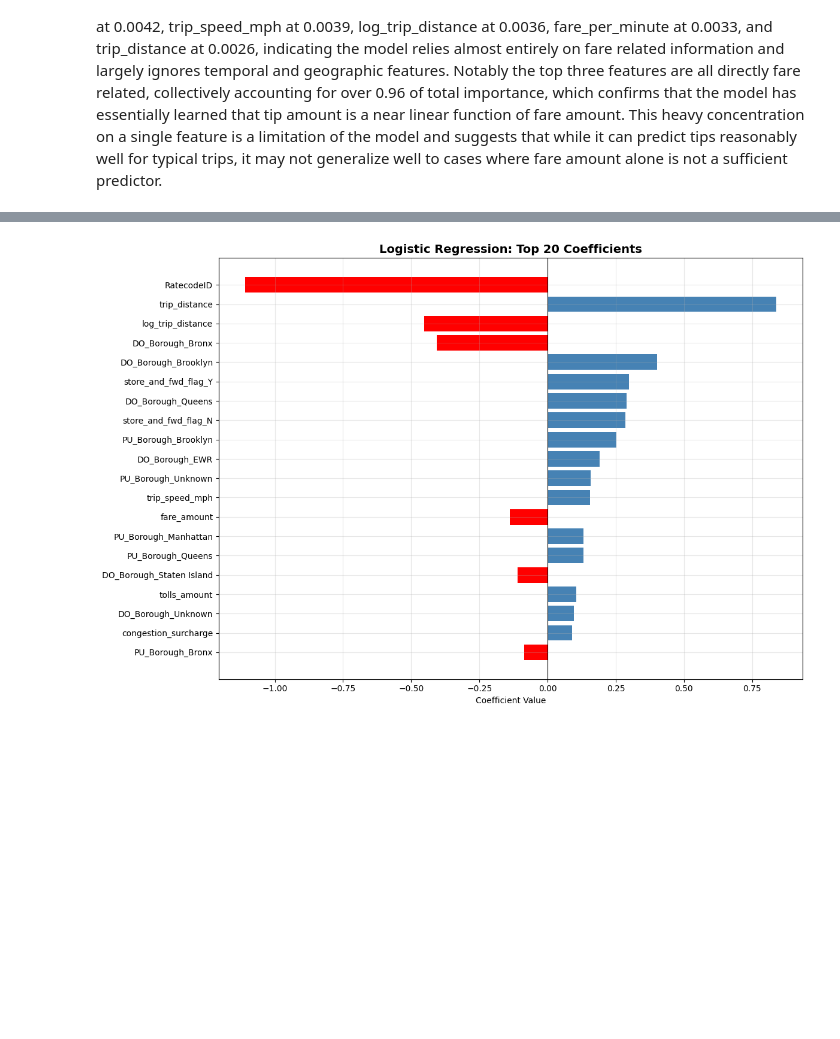
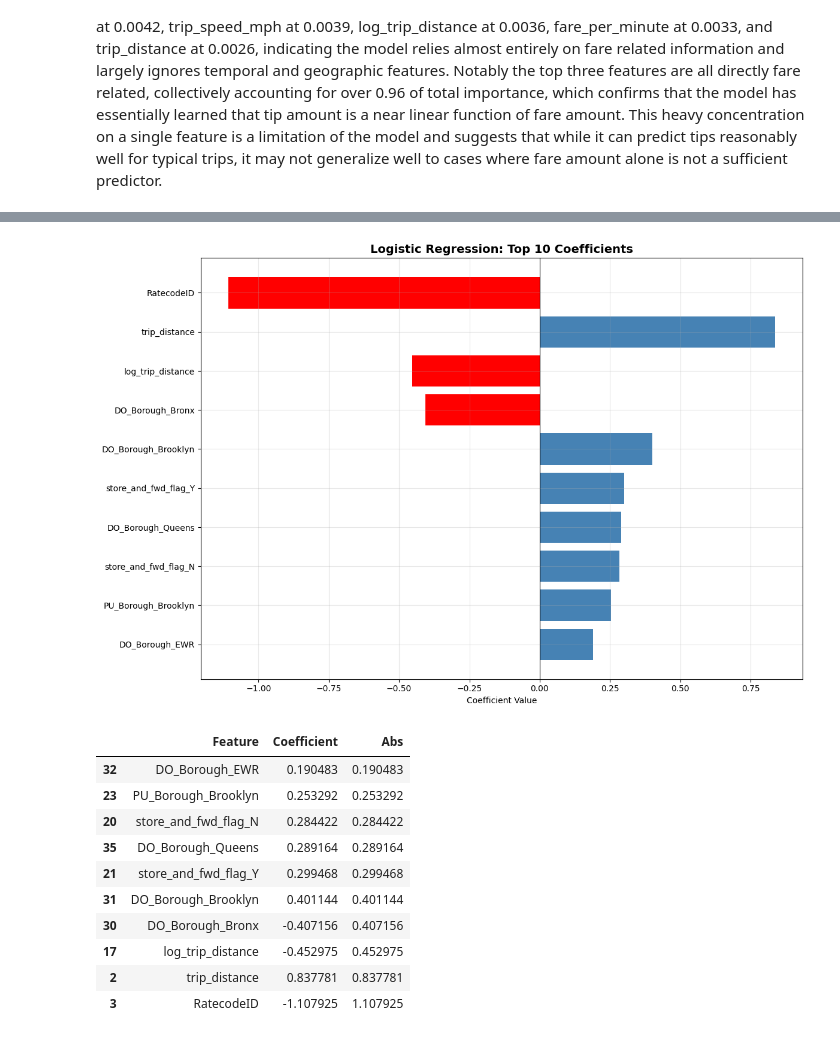
Before and after one commit to Battler08/COMP3610A2, a Jupyter notebook: assignment2.ipynb, the cells around one changed output, grey strips where cells are left out. Saved outputs shown, nothing was run; the diff lists cells and outputs as text; code cells hidden in the pictures; blank space fills up the shorter version.

```diff
--- a/assignment2.ipynb
+++ b/assignment2.ipynb
@@ -1179,25 +1173,37 @@ The Linear Regression coefficients reveal that geography is the dominant driver
 # %%
 fig, ax = plt.subplots(figsize=(12, 8))
 
 log_coef = log_reg.named_steps['classifier'].coef_[0]
 log_feature_names = numeric_features + list(
     log_reg.named_steps['preprocessor']
     .named_transformers_['cat']
     .named_steps['onehot']
     .get_feature_names_out(categorical_features)
 )
 
 log_coef_df = pd.DataFrame({'Feature': log_feature_names, 'Coefficient': log_coef})
 log_coef_df['Abs'] = log_coef_df['Coefficient'].abs()
-log_coef_df = log_coef_df.sort_values('Abs', ascending=True).tail(20)
+log_coef_df = log_coef_df.sort_values('Abs', ascending=True).tail(10)
 
 colors = ['red' if c < 0 else 'steelblue' for c in log_coef_df['Coefficient']]
 ax.barh(log_coef_df['Feature'], log_coef_df['Coefficient'], color=colors)
 ax.axvline(x=0, color='black', linewidth=0.8)
-ax.set_title('Logistic Regression: Top 20 Coefficients', fontsize=14, fontweight='bold')
+ax.set_title('Logistic Regression: Top 10 Coefficients', fontsize=14, fontweight='bold')
 ax.set_xlabel('Coefficient Value')
 ax.grid(True, alpha=0.3)
 plt.tight_layout()
 plt.show()
+display(log_coef_df.sort_values('Abs', ascending=True).tail(10))
 # %% [output]
-[figure, old version]
+[figure, new version]
+|  | Feature | Coefficient | Abs |
+| 32 | DO_Borough_EWR | 0.190483 | 0.190483 |
+| 23 | PU_Borough_Brooklyn | 0.253292 | 0.253292 |
+| 20 | store_and_fwd_flag_N | 0.284422 | 0.284422 |
+| 35 | DO_Borough_Queens | 0.289164 | 0.289164 |
+| 21 | store_and_fwd_flag_Y | 0.299468 | 0.299468 |
+| 31 | DO_Borough_Brooklyn | 0.401144 | 0.401144 |
+| 30 | DO_Borough_Bronx | -0.407156 | 0.407156 |
+| 17 | log_trip_distance | -0.452975 | 0.452975 |
+| 2 | trip_distance | 0.837781 | 0.837781 |
+| 3 | RatecodeID | -1.107925 | 1.107925 |
```
Also changed, not shown: parts of 4 cells of this notebook.
